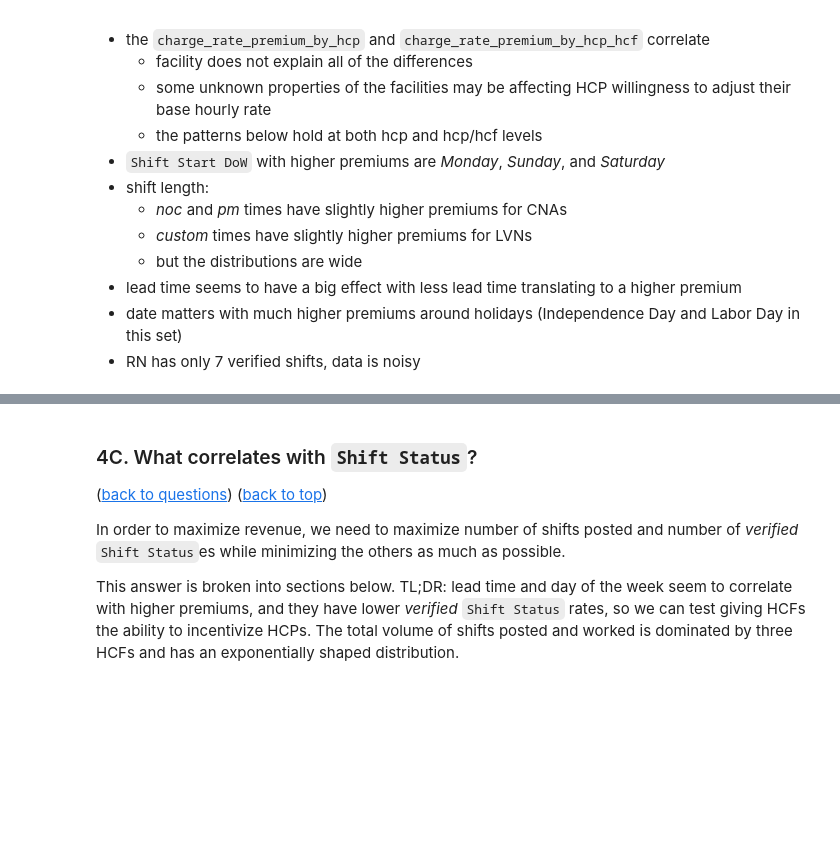
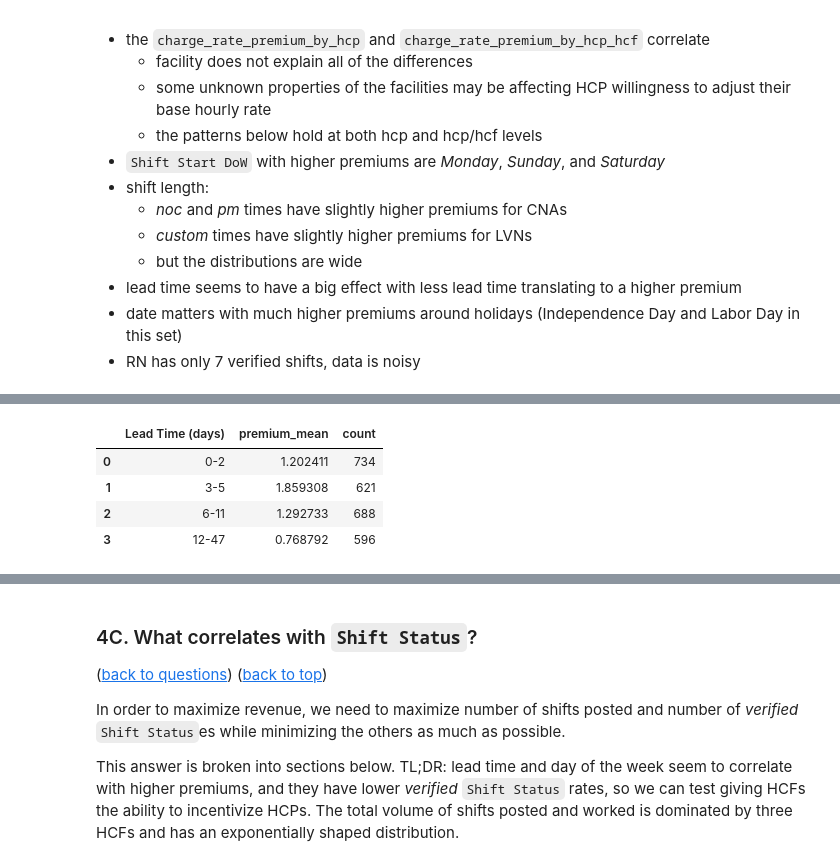
Before and after one commit to bootstrapt/clipboard-health-wbd-notebook, a Jupyter notebook: pricing_wbd.ipynb, the cells around one changed output, grey strips where cells are left out. Saved outputs shown, nothing was run; the diff lists cells and outputs as text; code cells hidden in the pictures; blank space fills up the shorter version.

```diff
--- a/pricing_wbd.ipynb
+++ b/pricing_wbd.ipynb
@@ -550,2 +590,26 @@ Means of premiums normalized for HCP and HCF:
 | Shift Start DoW premium_mean coun... | Shift Time premium_mean count pm ... | agent_type premium_mean count CNA... | Lead Time (days) premium_mean cou... |
 | Shift Start (Month) premium_mean ... | Shift Start (Month) premium_mean ... | Shift Start (Month) premium_mean ... | Shift Start (Month) premium_mean ... |
+# %%
+bins=[0,3,6,12,47]
+tsd_verified_shifts_lead_time_bins = tsd_verified_shifts.groupby(pd.cut(tsd_verified_shifts['Lead Time (days)'], bins), as_index=False)
+tsd_verified_shifts_lead_time_bins_agg = tsd_verified_shifts_lead_time_bins.agg(
+    premium_mean=pd.NamedAgg(column='charge_rate_premium_by_hcp_hcf', aggfunc='mean'),
+    count=pd.NamedAgg(column='charge_rate_premium_by_hcp_hcf', aggfunc='count')
+)
+tsd_verified_shifts_lead_time_bins_agg.insert(
+    loc = 0,
+    column = 'Lead Time (days)',
+    value = [
+        '0-2',
+        '3-5',
+        '6-11',
+        '12-47'
+    ]
+)
+display(tsd_verified_shifts_lead_time_bins_agg)
+# %% [output]
+|  | Lead Time (days) | premium_mean | count |
+| 0 | 0-2 | 1.202411 | 734 |
+| 1 | 3-5 | 1.859308 | 621 |
+| 2 | 6-11 | 1.292733 | 688 |
+| 3 | 12-47 | 0.768792 | 596 |
```
Also changed, not shown: parts of 14 cells of this notebook.
